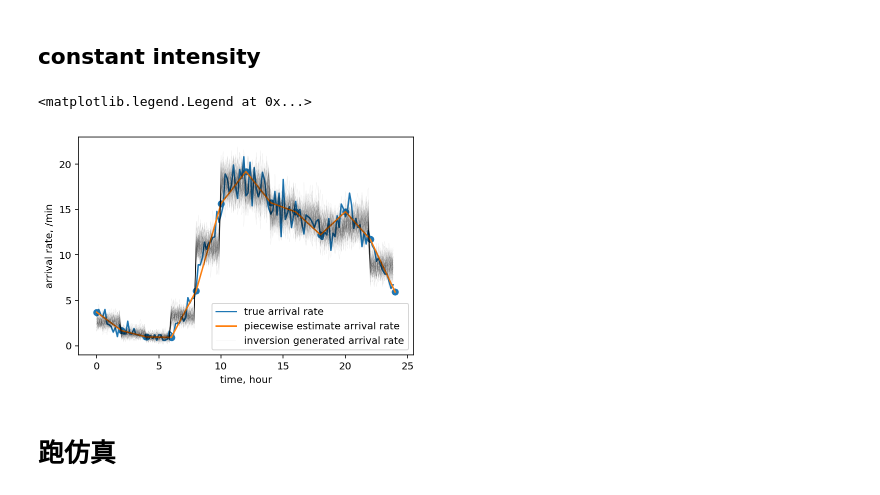
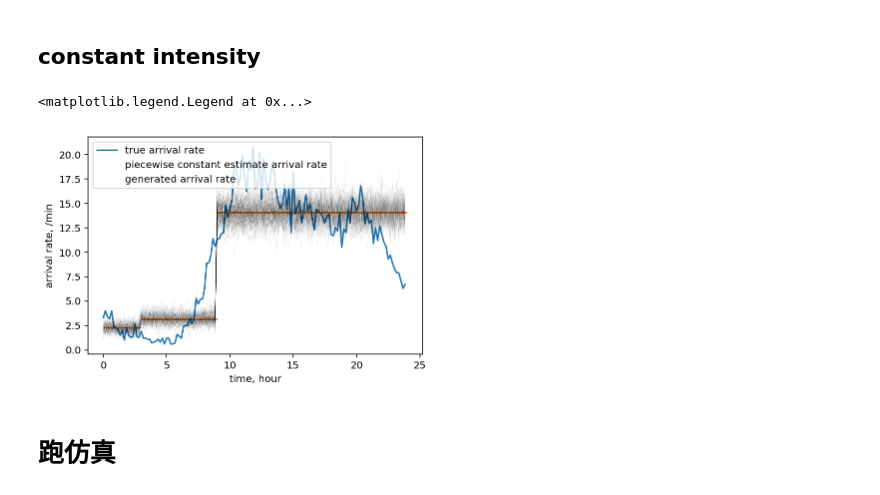
Before and after one commit to DDDOH/Piecewise-MLE-for-Possion-Process, a Jupyter notebook: Release Version.ipynb, the cells around one changed output. Drawn from its saved outputs; the diff is of its cells as text; code cells hidden in the pictures.

```diff
--- a/Release Version.ipynb
+++ b/Release Version.ipynb
@@ -331,5 +331,5 @@ def GenerateFromPL(n_exper,interval_hour,lam):
     return T_list_mat
 # %%
 n_exper = 100
-T_list_mat_pl = GenerateFromPL(n_exper,interval_hour,lam)
+T_list_mat_pl_inversion = GenerateFromPL_inversion(n_exper,interval_hour,lam)
 # %% [output]
@@ -375,6 +366,4 @@ plt.legend(['true arrival rate','piecewise estimate arrival rate','inversion gen
 # %%
-# input var: interval_hour, lam, n_interval
-# 从 “读数据 画图”里读数据
 interval_hour = interval/60
-lam = MLL_result['lam_value']*60
+lam = MLL_result['lam_value_PL']*60
 n_interval = len(interval_hour) - 1
@@ -383,12 +370,2 @@ KeyError: 'lam_value'
 # %%
 t_max = max(interval_hour)
-# %%
-max_lam = max(lam)
-# 没有 thinning 之前，以 max_lam 的速率生成 t_max 这么长时间的 poisson process 大概会有多少个
-E_fat_n_arrival = max_lam * t_max
-# 1.5 是用来保证生成数据足够的
-fat_interval = np.random.exponential(1/max_lam, int(1.5*E_fat_n_arrival))
-fat_arrival_time = np.cumsum(fat_interval)
-fat_arrival_time = fat_arrival_time[fat_arrival_time <= 24]
-n_fat_arrival = len(fat_arrival_time)
-fat_uniform = np.random.rand(n_fat_arrival)
@@ -425,0 +446,2 @@ thin_T_i_list = thinning_df.fat_arrival_time.values
+# %%
+T_list_mat_pl_thinning = GenerateFromPL_thinning(n_exper,interval_hour,lam)
@@ -496,41 +504,33 @@ interval_hour = MLL_result['interval']/60
 lam = MLL_result['lam_value_PC']
 T_list_mat_const = GenerateFromCON(n_exper,interval_hour,lam)
 # %%
-interval = np.array(MLL_result['interval'])
-interval_length = (max(MLL_result['interval'])-min(MLL_result['interval']))
-
-
-###### true arrival rate
-# 统计real data平均每分钟到了多少
-# 用来求平均的一段是多少，单位是分钟
+# Plot true arrival rate
 tw = 10
 true_hist_bins = np.arange(0,24*60+1,tw)
 true_hist_num = np.histogram(MLL_result['start_datetime'],bins=true_hist_bins)[0]/tw
 plt.plot(hist_bins[:-1]/60,hist_num)
 
+# Plot the piecewise constant density function.
+for i in range(n_interval):
+    interval_start = interval[i]/60
+    interval_end = interval[i+1]/60
+    plt.hlines(xmin=interval_start,xmax=interval_end,y=MLL_result['lam_value_PC'][i],colors='C1')
 
-############## estimate arrival rate
-plt.plot(interval/60,MLL_result['lam_value_PL'])
-plt.scatter(interval/60,MLL_result['lam_value_PL'])
-
-
-############# generated arrival rate
+# Plot generated arrival rate
 for i in range(n_exper):
     T_i_list = T_list_mat_const[i,:]
     T_i_list = T_i_list[T_i_list > -1]
     T_i_list_hour = T_i_list*60
     generated_hist_bins = np.arange(0,24*60+1,tw)
     generated_hist_num = np.histogram(T_i_list_hour,bins=generated_hist_bins)[0]/tw
     plt.plot(hist_bins[:-1]/60,generated_hist_num,c='k',alpha=0.1,lw=0.2)
 
-
-
 plt.xlabel('time, hour')
 plt.ylabel('arrival rate, /min')
-plt.legend(['true arrival rate','piecewise estimate arrival rate','inversion generated arrival rate'])
+plt.legend(['true arrival rate','piecewise constant estimate arrival rate','generated arrival rate'])
 # %% [output]
 <matplotlib.legend.Legend at 0x...>
-[figure, old version]
+[figure, new version]
 # %% [markdown]
 # 跑仿真
 # %% [markdown]
```
Also changed, not shown: parts of 13 cells of this notebook.
